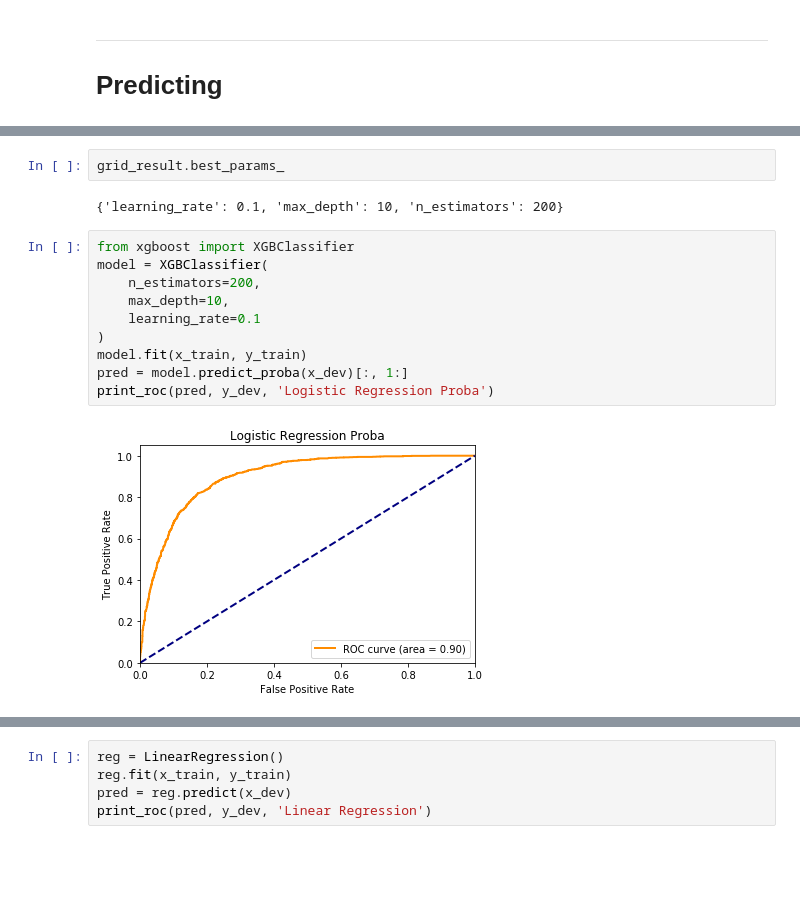
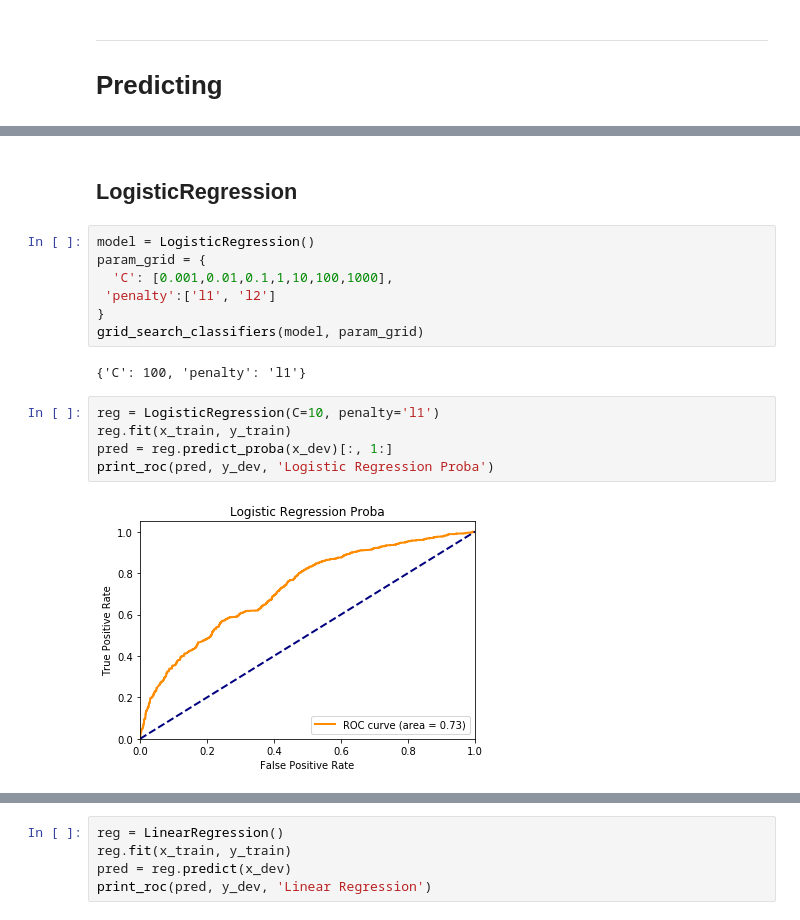
Before and after one commit to nathanshartmann/NILC-at-CWI-2018, a Jupyter notebook: Psycholinguistic_greedy search.ipynb, the cells around one changed output, grey strips where cells are left out. Drawn from its saved outputs; the diff is of its cells as text; blank space fills up the shorter version.

Commit message:
greedy search for ever methods

```diff
--- a/Psycholinguistic_greedy search.ipynb
+++ b/Psycholinguistic_greedy search.ipynb
@@ -128,16 +121,18 @@ grid_result = grid_search.fit(x_train, y_train)
-# %%
-grid_result.best_params_
-# %% [output]
-{'learning_rate': 0.1, 'max_depth': 10, 'n_estimators': 200}
+# %% [markdown]
+## LogisticRegression
+# %%
+model = LogisticRegression()
+param_grid = {
+  'C': [0.001,0.01,0.1,1,10,100,1000],
+ 'penalty':['l1', 'l2']
+}
+grid_search_classifiers(model, param_grid)
+# %% [output]
+{'C': 100, 'penalty': 'l1'}
 # %%
-from xgboost import XGBClassifier
-model = XGBClassifier(
-    n_estimators=200,
-    max_depth=10,
-    learning_rate=0.1
-)
-model.fit(x_train, y_train)
-pred = model.predict_proba(x_dev)[:, 1:]
+reg = LogisticRegression(C=10, penalty='l1')
+reg.fit(x_train, y_train)
+pred = reg.predict_proba(x_dev)[:, 1:]
 print_roc(pred, y_dev, 'Logistic Regression Proba')
 # %% [output]
-[figure, old version]
+[figure, new version]
```
Also changed, not shown: parts of 18 cells of this notebook.
